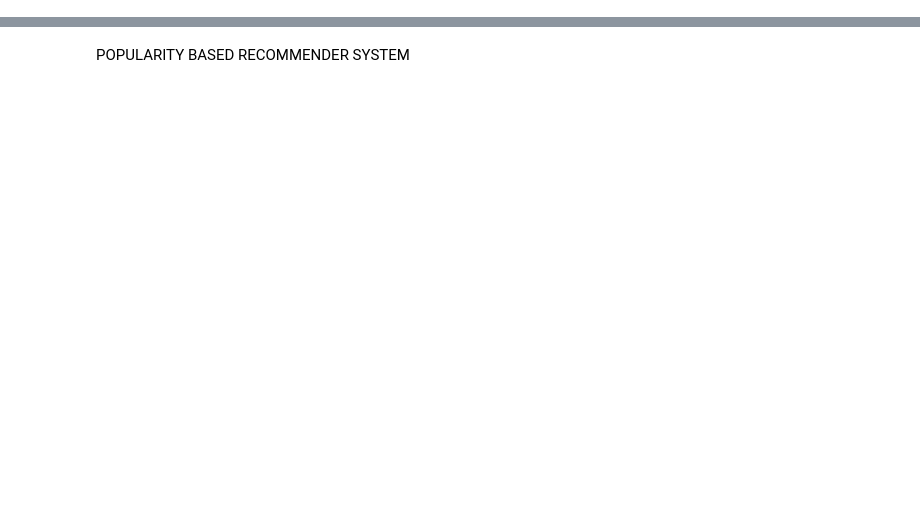
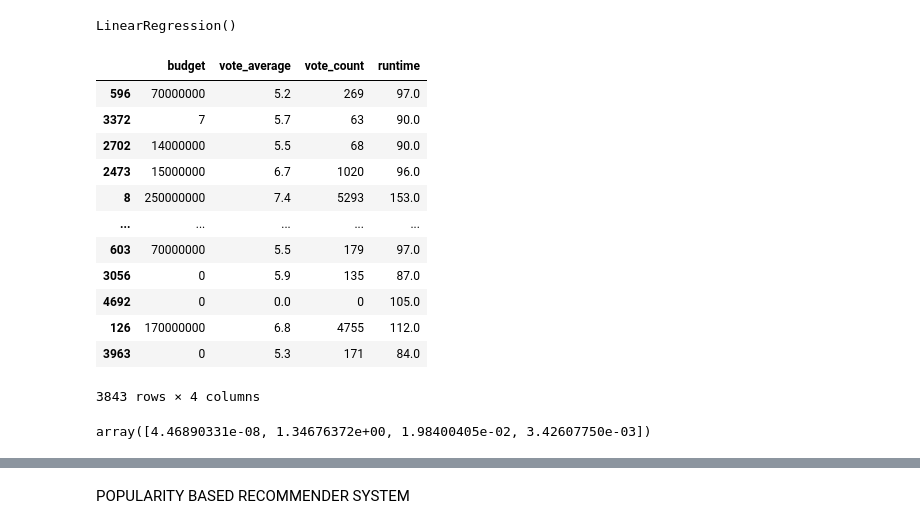
Before and after one commit to ameysalvedev-afk/linear-regression-from-scratch, a Jupyter notebook: main.ipynb, the cells around one changed output, grey strips where cells are left out. Saved outputs shown, nothing was run; the diff lists cells and outputs as text; code cells hidden in the pictures; blank space fills up the shorter version.

```diff
--- a/main.ipynb
+++ b/main.ipynb
@@ -42,0 +90,8 @@ print(users.shape)
+# %%
+X = movies[['budget','vote_average','vote_count','runtime']]
+y = movies['popularity']
+# %%
+X_train,X_test, y_train, y_test = train_test_split(X ,
+                                                    y,
+                                                    random_state=42,
+                                                    train_size=0.2)
@@ -42,0 +102,24 @@ print(users.shape)
+# %%
+model.fit(X_train,y_train)
+# %% [output]
+LinearRegression()
+# %%
+X_test
+# %% [output]
+|  | budget | vote_average | vote_count | runtime |
+| 596 | 70000000 | 5.2 | 269 | 97.0 |
+| 3372 | 7 | 5.7 | 63 | 90.0 |
+| 2702 | 14000000 | 5.5 | 68 | 90.0 |
+| 2473 | 15000000 | 6.7 | 1020 | 96.0 |
+| 8 | 250000000 | 7.4 | 5293 | 153.0 |
+| ... | ... | ... | ... | ... |
+| 603 | 70000000 | 5.5 | 179 | 97.0 |
+| 3056 | 0 | 5.9 | 135 | 87.0 |
+| 4692 | 0 | 0.0 | 0 | 105.0 |
+| 126 | 170000000 | 6.8 | 4755 | 112.0 |
+| 3963 | 0 | 5.3 | 171 | 84.0 |
+3843 rows × 4 columns
+# %%
+model.coef_
+# %% [output]
+array([4.46890331e-08, 1.34676372e+00, 1.98400405e-02, 3.42607750e-03])
```
Also changed, not shown: parts of 87 cells of this notebook.
